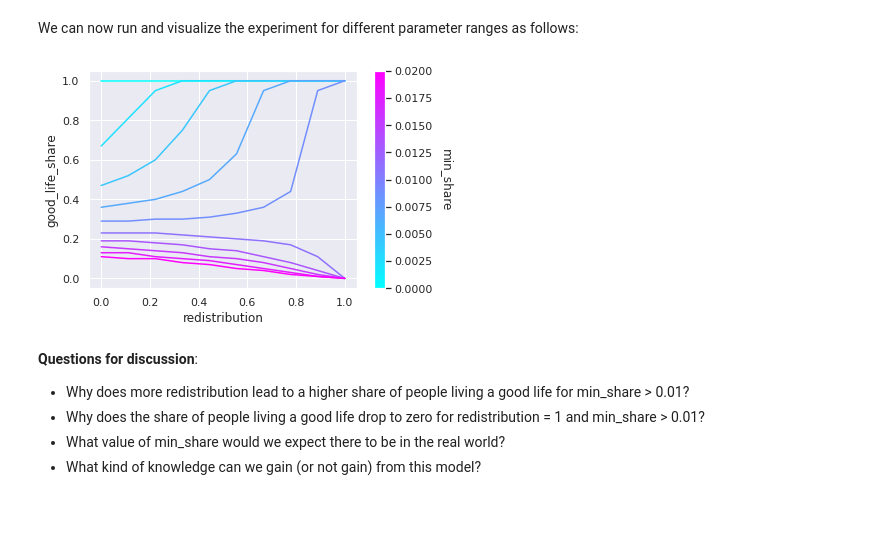
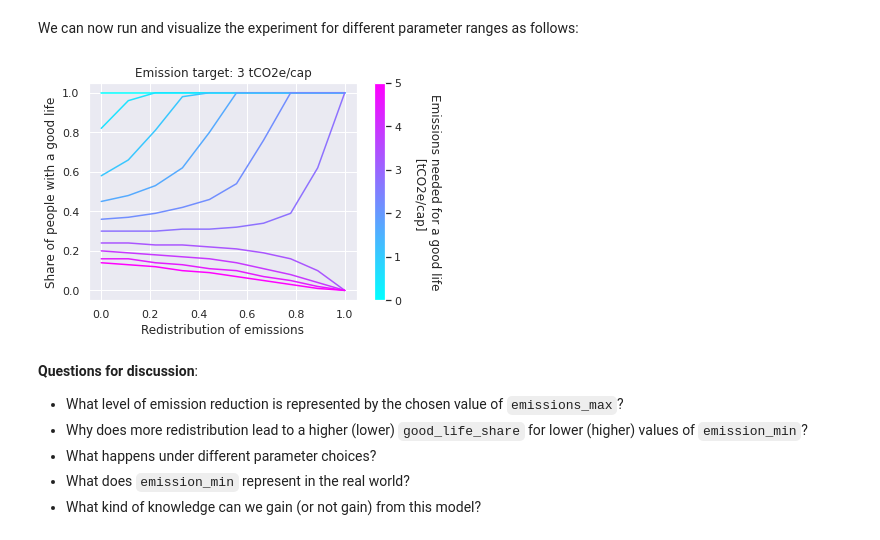
Before and after one commit to jofmi/ses_modeling_course, a Jupyter notebook: Interactive Notebooks/04_Emission_Inequality.ipynb, the cells around one changed output. Drawn from its saved outputs; the diff is of its cells as text; code cells hidden in the pictures; blank space fills up the shorter version.

Commit message:
Update emission inequality model

```diff
--- a/Interactive Notebooks/04_Emission_Inequality.ipynb
+++ b/Interactive Notebooks/04_Emission_Inequality.ipynb
@@ -23,7 +29,6 @@ We define a function that can redistribute income between each percentile.
 # %%
 def redist(x, p):
     """ Redistribute values x by a percentage p in [0, 1]. """
-    x = np.array(x)
     y = np.sum(x * p) / len(x)
     return x - x * p + y
 # %% [markdown]
@@ -57,66 +62,71 @@ We can now define our model. We make the following assumptions:
 
 The following function can calculate the share of people living a good life, given parameters of `min_share` and `redistribution`.
 # %%
-def calc_good_life_share(min_share, redistribution):
+def calc_good_life_share(emissions_min, redistribution, emissions_max):
 
-    emission_shares = pd.read_csv(f'data/income_shares_2016.csv')['value']
-    redist_emission_shares = redist(emission_shares, redistribution)
-    n_good_life = sum([res >= min_share for res in redist_emission_shares])
+    emissions = pd.read_csv(f'data/tco2e_cap_2019.csv')['value'].to_numpy()
+    reduced_emissions = emissions * emissions_max * 100 / np.sum(emissions)
+    redist_emissions = redist(reduced_emissions, redistribution)
+    n_good_life = sum([res >= emissions_min for res in redist_emissions])
 
     return n_good_life / 100
 # %% [markdown]
 We now define an experiment with this model, using different parameter values.
 # %%
-def run_experiment(min_share_range, redistribution_range):
+def run_experiment(emissions_min_range, redistribution_range, emissions_max):
 
     results = []
-    for min_share in np.linspace(*min_share_range, 10):
+    for emissions_min in np.linspace(*emissions_min_range, 10):
         for redistribution in np.linspace(*redistribution_range, 10):
-            good_life_share = calc_good_life_share(
-                min_share = min_share,
-                redistribution = redistribution
-            )
-            results.append([good_life_share, min_share, redistribution])
+            gls = calc_good_life_share(emissions_min, redistribution, emissions_max)
+            results.append([gls, emissions_min, redistribution])
 
-    columns = ['good_life_share', 'min_share', 'redistribution']
+    columns = ['good_life_share', 'emissions_min', 'redistribution']
     return pd.DataFrame(results, columns=columns)
 # %% [markdown]
 Finally, we define a function to visualize the results of this experiment, using the seaborn and matplotlib libraries.
 # %%
-def plot_simulation(results, min_share_range):
+def plot_simulation(results, emissions_min_range, emissions_max):
 
     # Main plot
     ax = sns.lineplot(
         data=results,
         x='redistribution',
         y='good_life_share',
-        hue='min_share',
+        hue='emissions_min',
         palette='cool',
     )
+
+    # Labels
+    ax.set_title(f'Emission target: {emissions_max} tCO2e/cap')
+    ax.set_xlabel('Redistribution of emissions')
+    ax.set_ylabel('Share of people with a good life')
 
     # Colorbar
     sm = plt.cm.ScalarMappable(
         cmap='cool',
-        norm=plt.Normalize(*min_share_range))
+        norm=plt.Normalize(*emissions_min_range))
     ax.get_legend().remove()
     cbar = ax.figure.colorbar(sm)
-    cbar.ax.get_yaxis().labelpad = 20
-    cbar.set_label('min_share', rotation=270)
+    cbar.ax.get_yaxis().labelpad = 40
+    cbar.set_label('Emissions needed for a good life\n [tCO2e/cap]', rotation=270)
 # %% [markdown]
 ## Results and discussion
 # %% [markdown]
 We can now run and visualize the experiment for different parameter ranges as follows:
 # %%
-min_share_range = (0, 2/100)
+emissions_max = 3
+emissions_min_range = (0, 5)
 redistribution_range = (0, 1)
-results = run_experiment(min_share_range, redistribution_range)
-plot_simulation(results, min_share_range)
+results = run_experiment(emissions_min_range, redistribution_range, emissions_max)
+plot_simulation(results, emissions_min_range, emissions_max)
 # %% [output]
-[figure, old version]
+[figure, new version]
 # %% [markdown]
 **Questions for discussion**:
 
-- Why does more redistribution lead to a higher share of people living a good life for min_share > 0.01?
-- Why does the share of people living a good life drop to zero for redistribution = 1 and min_share > 0.01?
-- What value of min_share would we expect there to be in the real world?
+- What level of emission reduction is represented by the chosen value of `emissions_max`?
+- Why does more redistribution lead to a higher (lower) `good_life_share` for lower (higher) values of `emission_min`?
+- What happens under different parameter choices?
+- What does `emission_min` represent in the real world?
 - What kind of knowledge can we gain (or not gain) from this model?
```
Also changed, not shown: parts of 9 cells of this notebook, 2 other files.
